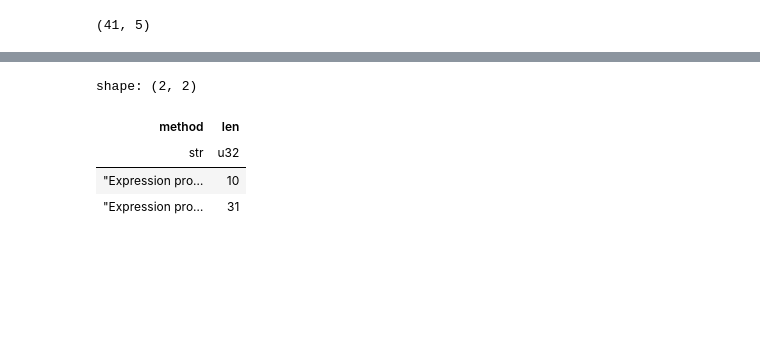
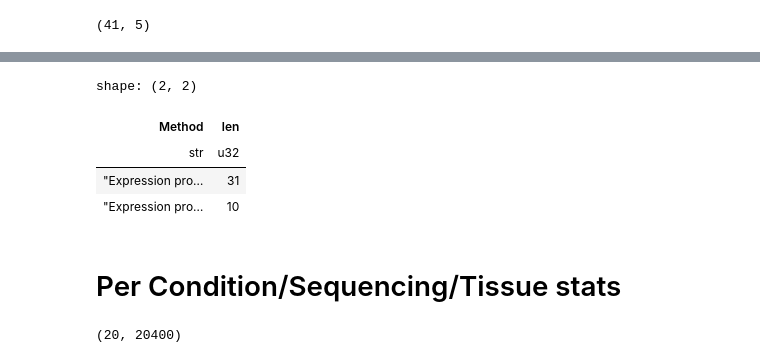
Before and after one commit to thelgis/applied-bioinformatics-thesis, a Jupyter notebook: notebooks/2_Exploratory_Analysis.ipynb, the cells around one changed output, grey strips where cells are left out. Cells and saved outputs as stored; diff of their text form; code cells hidden in the pictures; blank space fills up the shorter version.

```diff
--- a/notebooks/2_Exploratory_Analysis.ipynb
+++ b/notebooks/2_Exploratory_Analysis.ipynb
@@ -563,10 +563,31 @@ shape: (41, 5)
 | "GSE93683" | "SjS" | "Expression pro… | "Multiomic dise… | 48 |
 | "GSE95065" | "SSc" | "Expression pro… | "[HG-U133A_2] A… | 33 |
 # %%
-datasets_info.group_by("method").len()
+datasets_info.group_by("Method").len()
 # %% [output]
 shape: (2, 2)
-| method | len |
+| Method | len |
 | str | u32 |
+| "Expression pro… | 31 |
 | "Expression pro… | 10 |
-| "Expression pro… | 31 |
+# %% [markdown]
+# Per Condition/Sequencing/Tissue stats
+# %%
+# Test
+sample_df = (
+    get_pre_processed_dataset(
+        ConditionSequencingTissueDataLoader(
+            Condition.SjS,
+            SequencingTechnique.MICROARRAYS,
+            TissueEnum.SALIVA
+        ),
+        files_path,
+        metadata_path,
+        datasets_info_path,
+        return_metadata=False
+    )
+)
+
+sample_df.shape
+# %% [output]
+(20, 20400)
```
Also changed, not shown: parts of 12 cells of this notebook, 5 other files.
